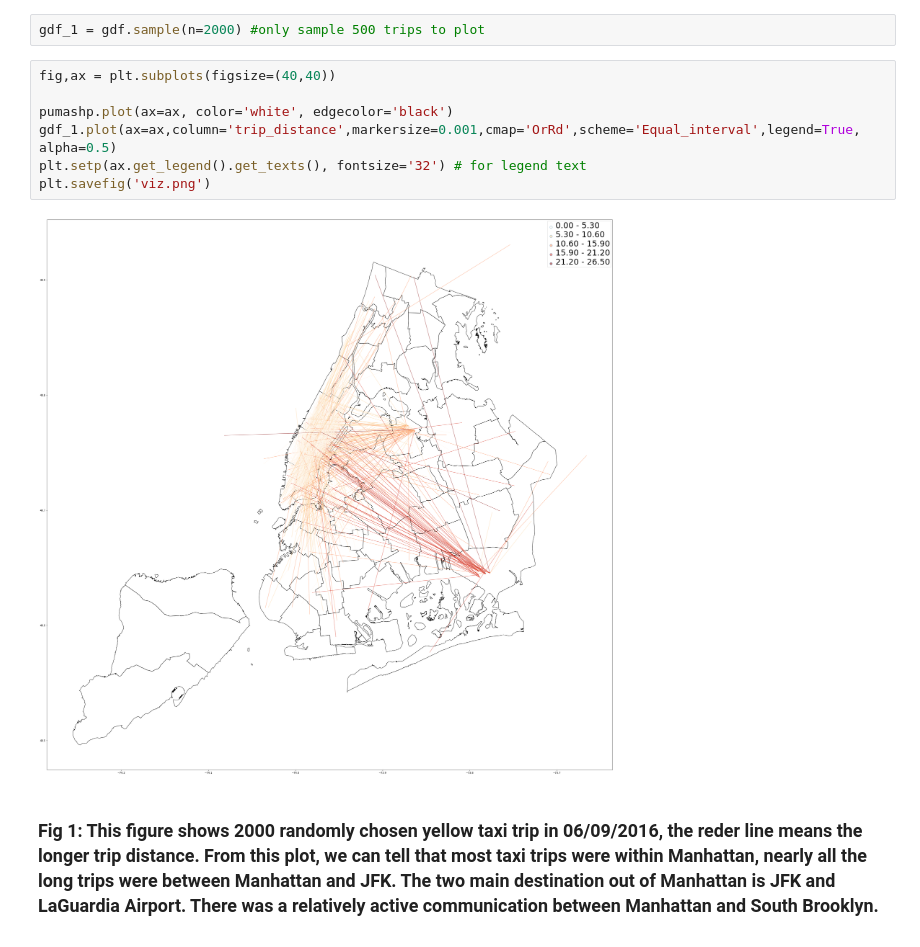
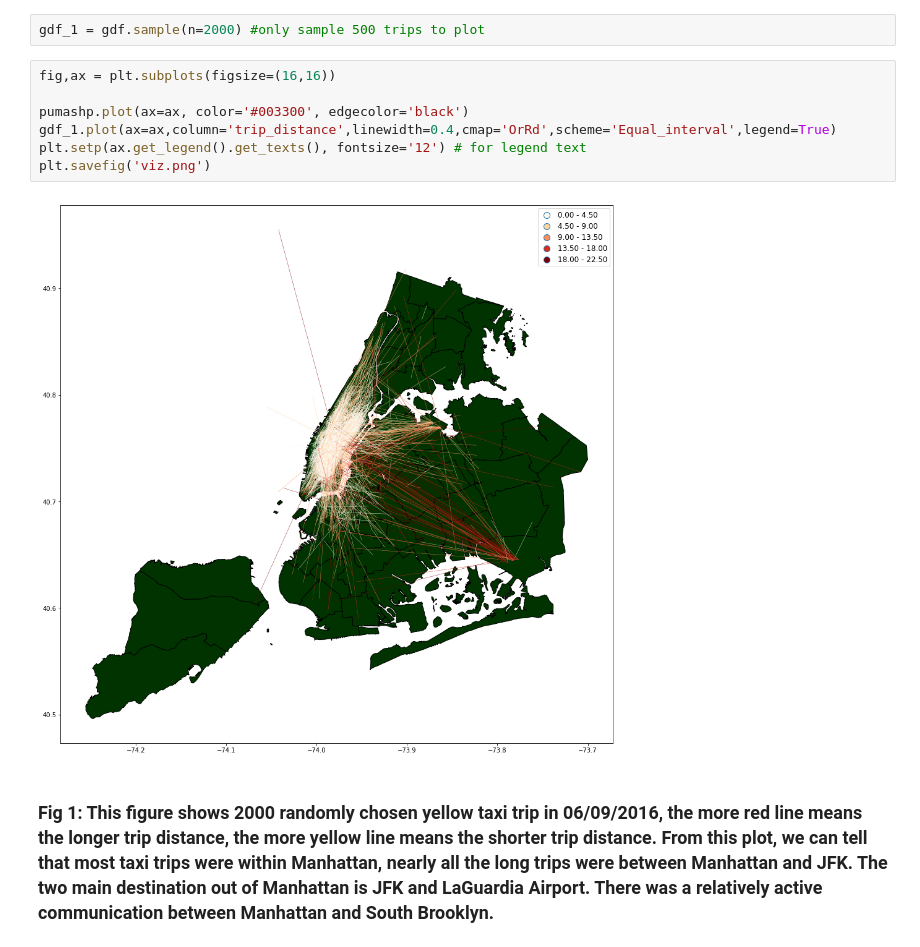
Before and after one commit to Mingyi1995/PUI2018_mh5172, a Jupyter notebook: HW8_mh5172/yellow_taxi_dataviz.ipynb, the cells around one changed output. Drawn from its saved outputs; the diff is of its cells as text.

Commit message:
color

```diff
--- a/HW8_mh5172/yellow_taxi_dataviz.ipynb
+++ b/HW8_mh5172/yellow_taxi_dataviz.ipynb
@@ -69,13 +69,13 @@ gdf = gdf[(gdf['dropoff_latitude']<41)&(gdf['dropoff_latitude']>40)
 # %%
 gdf_1 = gdf.sample(n=2000) #only sample 500 trips to plot
 # %%
-fig,ax = plt.subplots(figsize=(40,40))
+fig,ax = plt.subplots(figsize=(16,16))
 
-pumashp.plot(ax=ax, color='white', edgecolor='black')
-gdf_1.plot(ax=ax,column='trip_distance',markersize=0.001,cmap='OrRd',scheme='Equal_interval',legend=True, alpha=0.5)
-plt.setp(ax.get_legend().get_texts(), fontsize='32') # for legend text
+pumashp.plot(ax=ax, color='#003300', edgecolor='black')
+gdf_1.plot(ax=ax,column='trip_distance',linewidth=0.4,cmap='OrRd',scheme='Equal_interval',legend=True)
+plt.setp(ax.get_legend().get_texts(), fontsize='12') # for legend text
 plt.savefig('viz.png')
 # %% [output]
-[figure, old version]
+[figure, new version]
 # %% [markdown]
-### Fig 1: This figure shows 2000 randomly chosen yellow taxi trip in 06/09/2016, the reder line means the longer trip distance. From this plot, we can tell that most taxi trips were within Manhattan, nearly all the long trips were between Manhattan and JFK. The two main destination out of Manhattan is JFK and LaGuardia Airport. There was a relatively active communication between Manhattan and South Brooklyn.
+### Fig 1: This figure shows 2000 randomly chosen yellow taxi trip in 06/09/2016, the more red line means the longer trip distance, the more yellow line means the shorter trip distance. From this plot, we can tell that most taxi trips were within Manhattan, nearly all the long trips were between Manhattan and JFK. The two main destination out of Manhattan is JFK and LaGuardia Airport. There was a relatively active communication between Manhattan and South Brooklyn.
```
Also changed, not shown: 2 other files.
